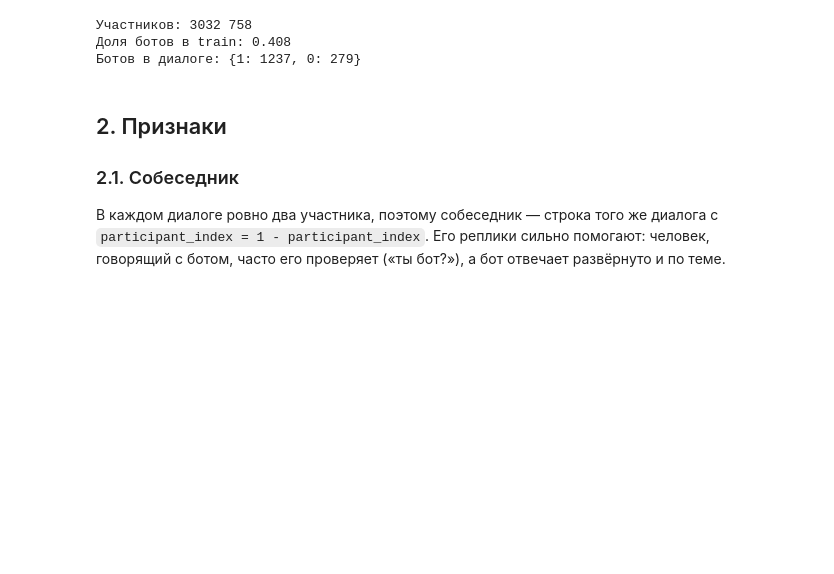
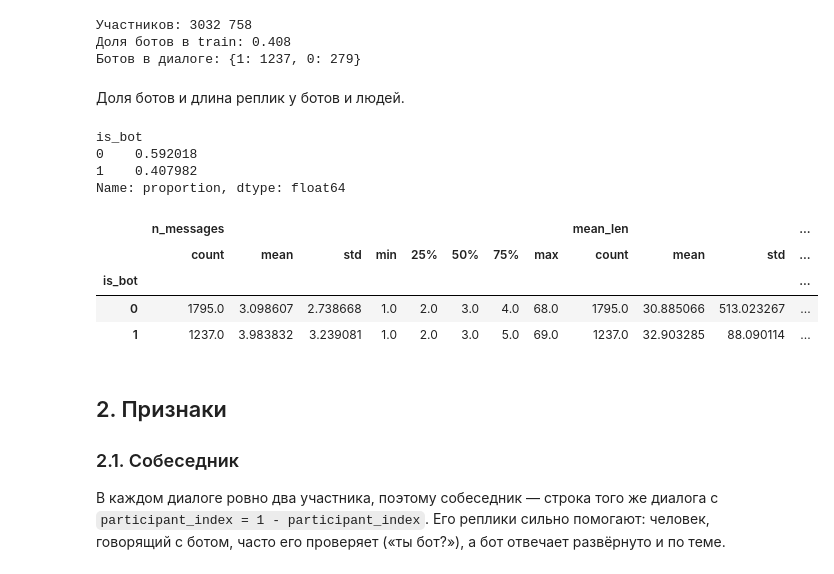
Before and after one commit to Mis-prog/bot-detector, a Jupyter notebook: notebooks/solution.ipynb, the cells around one changed output. Cells and saved outputs as stored; diff of their text form; code cells hidden in the pictures; blank space fills up the shorter version.

```diff
--- a/notebooks/solution.ipynb
+++ b/notebooks/solution.ipynb
@@ -94,6 +98,23 @@ print('Ботов в диалоге:', train.groupby('dialog_id')['is_bot'].sum(
 Участников: 3032 758
 Доля ботов в train: 0.408
 Ботов в диалоге: {1: 1237, 0: 279}
+# %% [markdown]
+Доля ботов и длина реплик у ботов и людей.
+# %%
+train['is_bot'].value_counts(normalize=True)
+# %% [output]
+is_bot
+0    0.592018
+1    0.407982
+Name: proportion, dtype: float64
+# %%
+train.groupby('is_bot')[['n_messages', 'mean_len']].describe()
+# %% [output]
+|  | n_messages |  |  |  |  |  |  |  | mean_len |  |  | ... |
+|  | count | mean | std | min | 25% | 50% | 75% | max | count | mean | std | ... |
+| is_bot |  |  |  |  |  |  |  |  |  |  |  | ... |
+| 0 | 1795.0 | 3.098607 | 2.738668 | 1.0 | 2.0 | 3.0 | 4.0 | 68.0 | 1795.0 | 30.885066 | 513.023267 | ... |
+| 1 | 1237.0 | 3.983832 | 3.239081 | 1.0 | 2.0 | 3.0 | 5.0 | 69.0 | 1237.0 | 32.903285 | 88.090114 | ... |
 # %% [markdown]
 ## 2. Признаки
 
```
Also changed, not shown: parts of 16 cells of this notebook, 11 other files.
